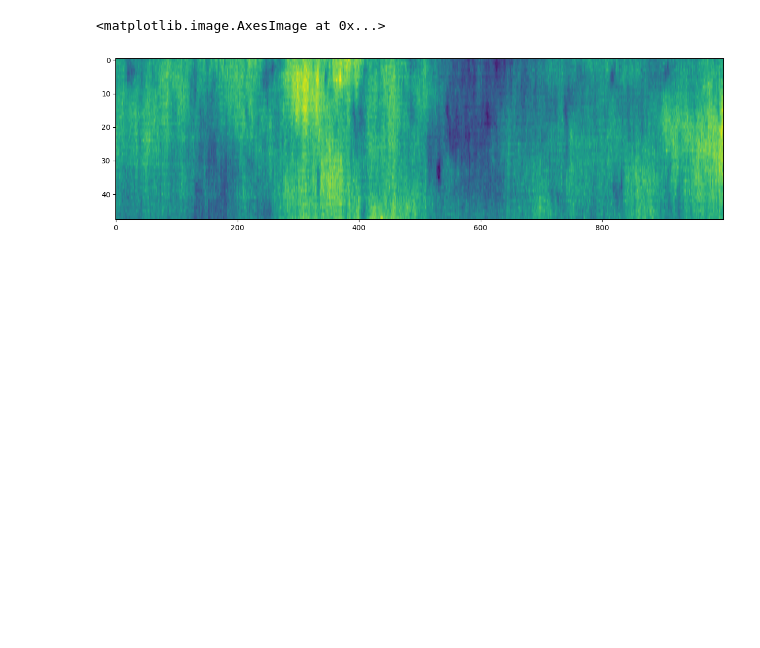
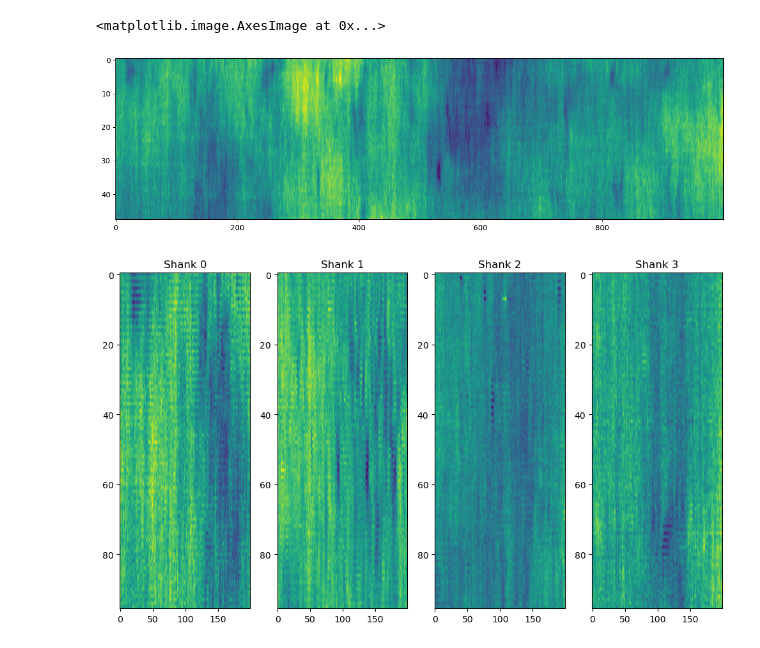
Before and after one commit to dbheadley/dclut, a Jupyter notebook: demo.ipynb, the cells around one changed output. Drawn from its saved outputs; the diff is of its cells as text; code cells hidden in the pictures; blank space fills up the shorter version.

```diff
--- a/demo.ipynb
+++ b/demo.ipynb
@@ -155,6 +394,8 @@ test2
 # %%
+# similar to the above, but based based on closeness
 dcl_obj.reset()
-dcl_obj.points({'ch_x': [527], 'ch_y': [3600]}).intervals({'time': [[0, 1], [0.5, 3], [10, 12]]})
-test3 = dcl_obj.read(mode='split', format='xarray')
-test3
+dcl_obj.points({'ch_x': [26]})
+dcl_obj.intervals({'time': [0, 1]})
+data = dcl_obj.read(format='xarray')
+data
 # %% [output]
@@ -208,22 +420,24 @@ Coordinates:
 # %%
+# and lastly, a nice demonstration of the power of xarrays. Please refer to their documentation
+# for more information. (https://docs.xarray.dev/en/stable/index.html)
 fig, ax = plt.subplots(figsize=(15,4))
-data_snip = test2.sortby('ch_y').data[:1000,:]
+data_snip = data[0].sortby('ch_y').data[:1000,:]
 plt.imshow((data_snip-np.mean(data_snip,axis=0)).T, aspect='auto')
 # %% [output]
 <matplotlib.image.AxesImage at 0x...>
 [figure]
-# %%
-dcl_obj2 = dclut(dcl_path2)
-
-max_sec = dcl_obj2.scale_values('time')[-1]
-
-sync2 = []
-min_edges = np.append(np.arange(0, max_sec, 60), max_sec)
-
-for i in tqdm(range(len(min_edges)-1)):
-    dcl_obj2.reset()
-    dcl_obj2.intervals({'time': min_edges[[i,i+1]]})
-    dcl_obj2.points({'channel': 384})
-    sync2.append(dcl_obj2.read(format='xarray'))
-
-full_sync2 = xr.concat(sync2, dim='time')
+# %%
+# lets try visualzing across all shanks
+dcl_obj.reset()
+dcl_obj.points({'ch_shank': np.arange(4)}) # split along shanks
+dcl_obj.intervals({'time': [0, 1]})
+data = dcl_obj.read(format='xarray', mode='split')
+fig, ax = plt.subplots(1,4, figsize=(10,6))
+for i in range(4):
+    data_snip = data[i].sortby('ch_y').data[:200,:]
+    ax[i].imshow((data_snip-np.mean(data_snip,axis=0)).T, aspect='auto')
+    ax[i].set_title(f'Shank {i}')
+fig.tight_layout()
+plt.show()
+# %% [output]
+[figure, added]
```
Also changed, not shown: parts of 16 cells of this notebook, 1 other file.
